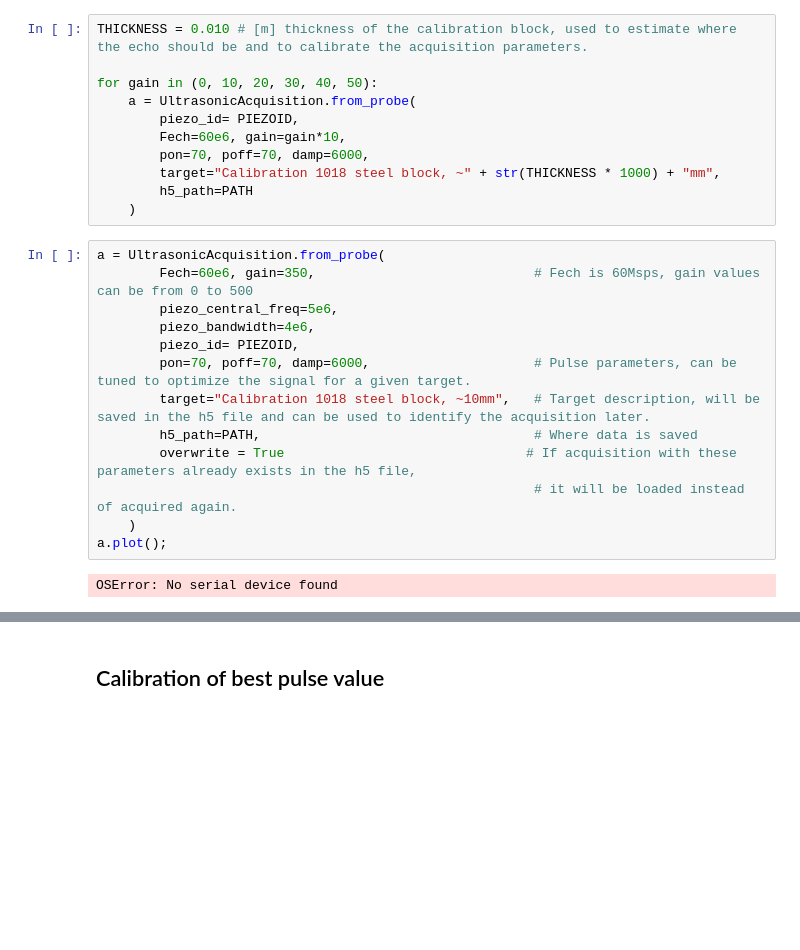
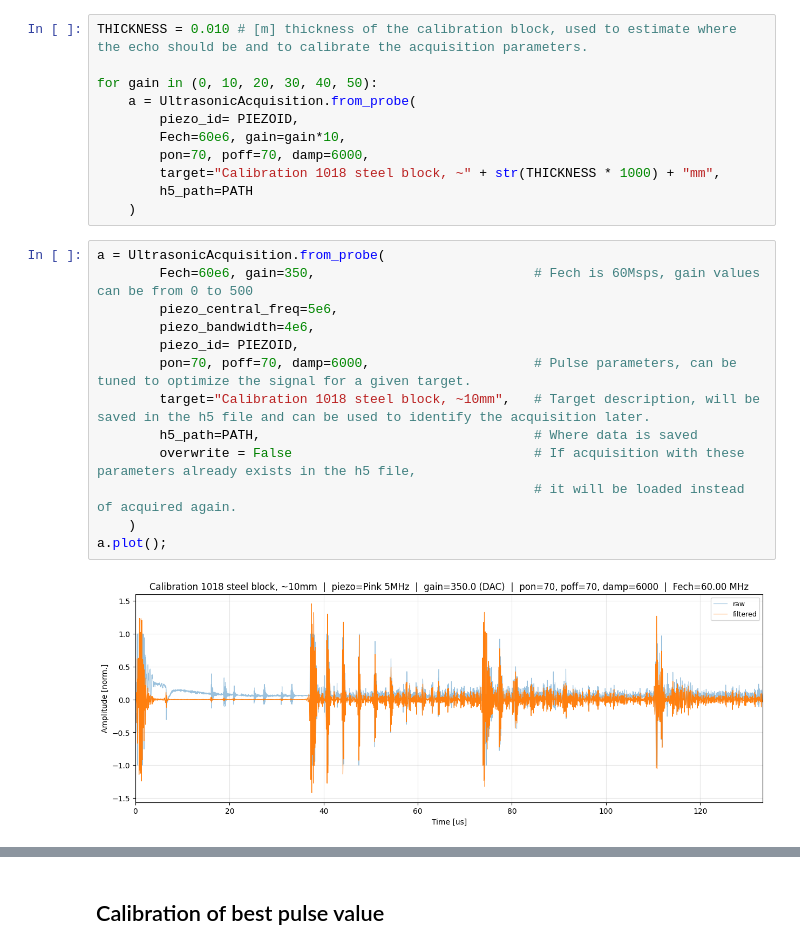
Before and after one commit to kelu124/pic0rick, a Jupyter notebook: python/example_acquisition.ipynb, the cells around one changed output, grey strips where cells are left out. Saved outputs shown, nothing was run; the diff lists cells and outputs as text; blank space fills up the shorter version.

```diff
--- a/python/example_acquisition.ipynb
+++ b/python/example_acquisition.ipynb
@@ -24,18 +27,18 @@ for gain in (0, 10, 20, 30, 40, 50):
 # %%
 a = UltrasonicAcquisition.from_probe(
         Fech=60e6, gain=350,                            # Fech is 60Msps, gain values can be from 0 to 500
         piezo_central_freq=5e6,
         piezo_bandwidth=4e6,
         piezo_id= PIEZOID,
         pon=70, poff=70, damp=6000,                     # Pulse parameters, can be tuned to optimize the signal for a given target.
         target="Calibration 1018 steel block, ~10mm",   # Target description, will be saved in the h5 file and can be used to identify the acquisition later.
         h5_path=PATH,                                   # Where data is saved
-        overwrite = True                               # If acquisition with these parameters already exists in the h5 file,
+        overwrite = False                               # If acquisition with these parameters already exists in the h5 file,
                                                         # it will be loaded instead of acquired again.
     )
 a.plot();
 # %% [output]
-OSError: No serial device found
+[figure, added]
 # %%
 result = a.detect_echoes(
     start_us=35, end_us=55,     # window where the main echo is expected
```
Also changed, not shown: parts of 10 cells of this notebook, 13 other files.
